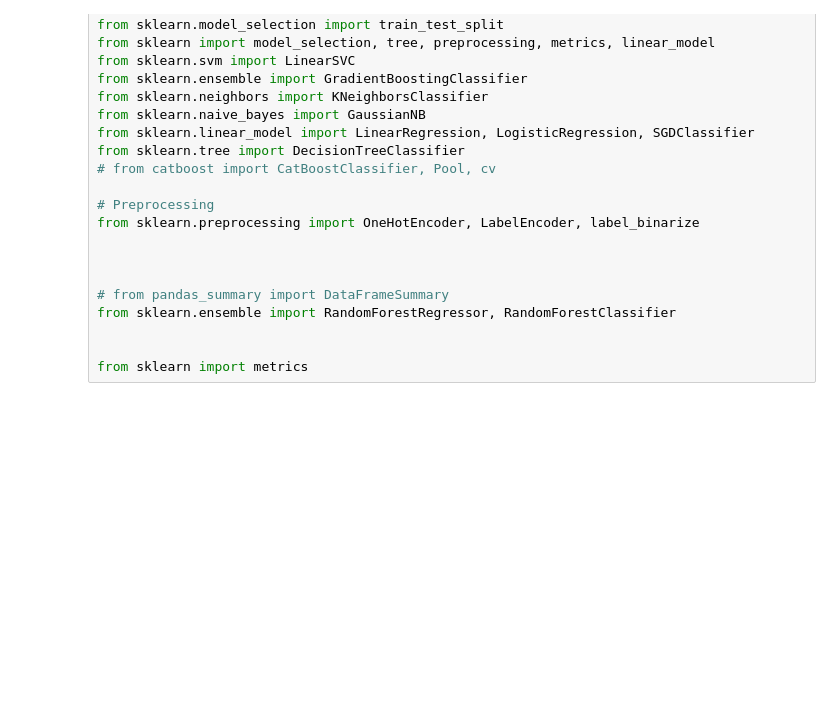
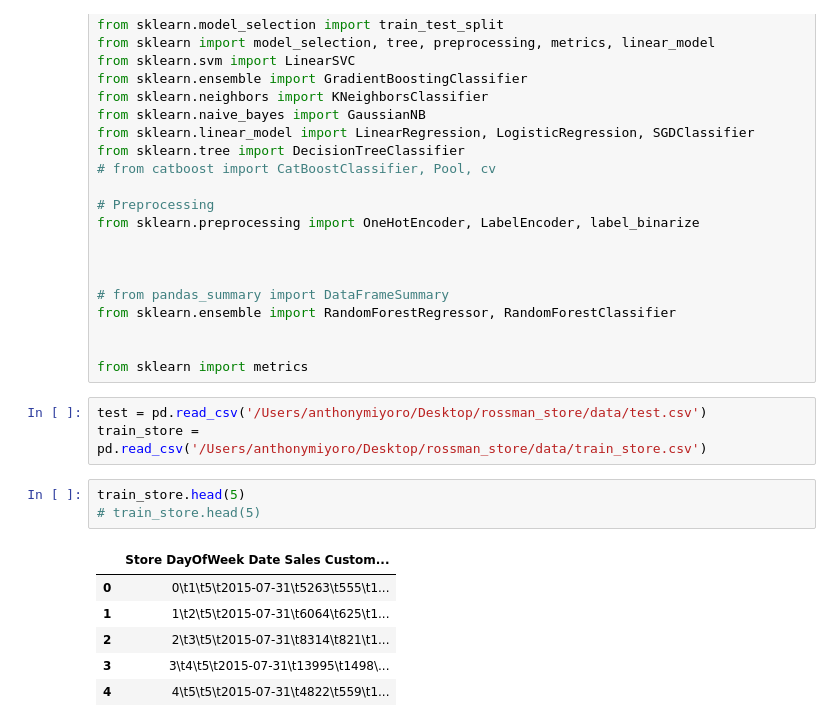
Before and after one commit to anthonymiyoro/RossmanScorePrediction, a Jupyter notebook: Feature Selection and Model Building.ipynb, the cells around one changed output. Cells and saved outputs as stored; diff of their text form; blank space fills up the shorter version.

```diff
--- a/Feature Selection and Model Building.ipynb
+++ b/Feature Selection and Model Building.ipynb
@@ -39,3 +41,16 @@ from sklearn.ensemble import RandomForestRegressor, RandomForestClassifier
 
 
 from sklearn import metrics
+# %%
+test = pd.read_csv('/Users/anthonymiyoro/Desktop/rossman_store/data/test.csv')
+train_store = pd.read_csv('/Users/anthonymiyoro/Desktop/rossman_store/data/train_store.csv')
+# %%
+train_store.head(5)
+# train_store.head(5)
+# %% [output]
+|  | Store DayOfWeek Date Sales Custom... |
+| 0 | 0\t1\t5\t2015-07-31\t5263\t555\t1... |
+| 1 | 1\t2\t5\t2015-07-31\t6064\t625\t1... |
+| 2 | 2\t3\t5\t2015-07-31\t8314\t821\t1... |
+| 3 | 3\t4\t5\t2015-07-31\t13995\t1498\... |
+| 4 | 4\t5\t5\t2015-07-31\t4822\t559\t1... |
```
Also changed, not shown: parts of 1 cell of this notebook, 1 other file.
